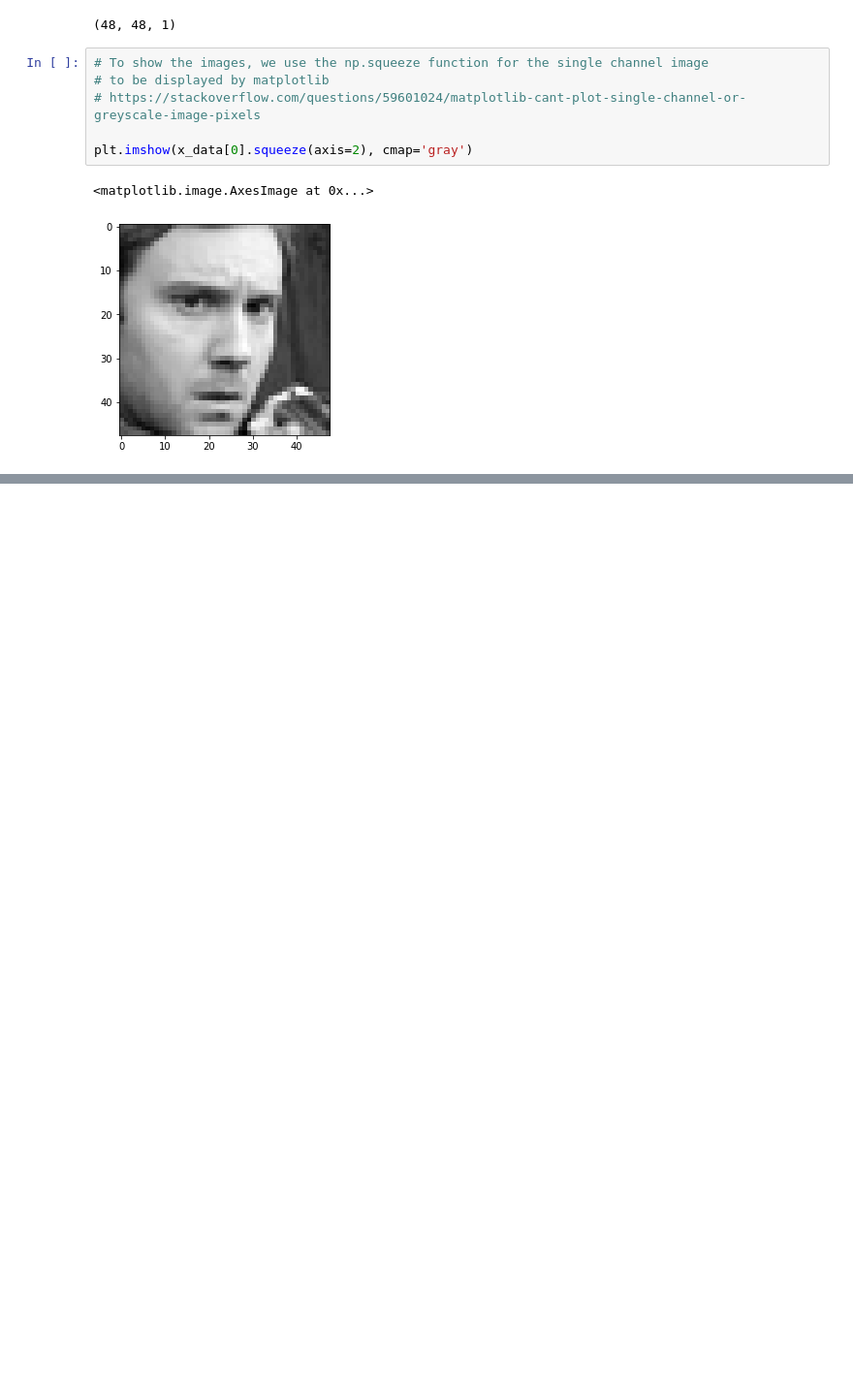
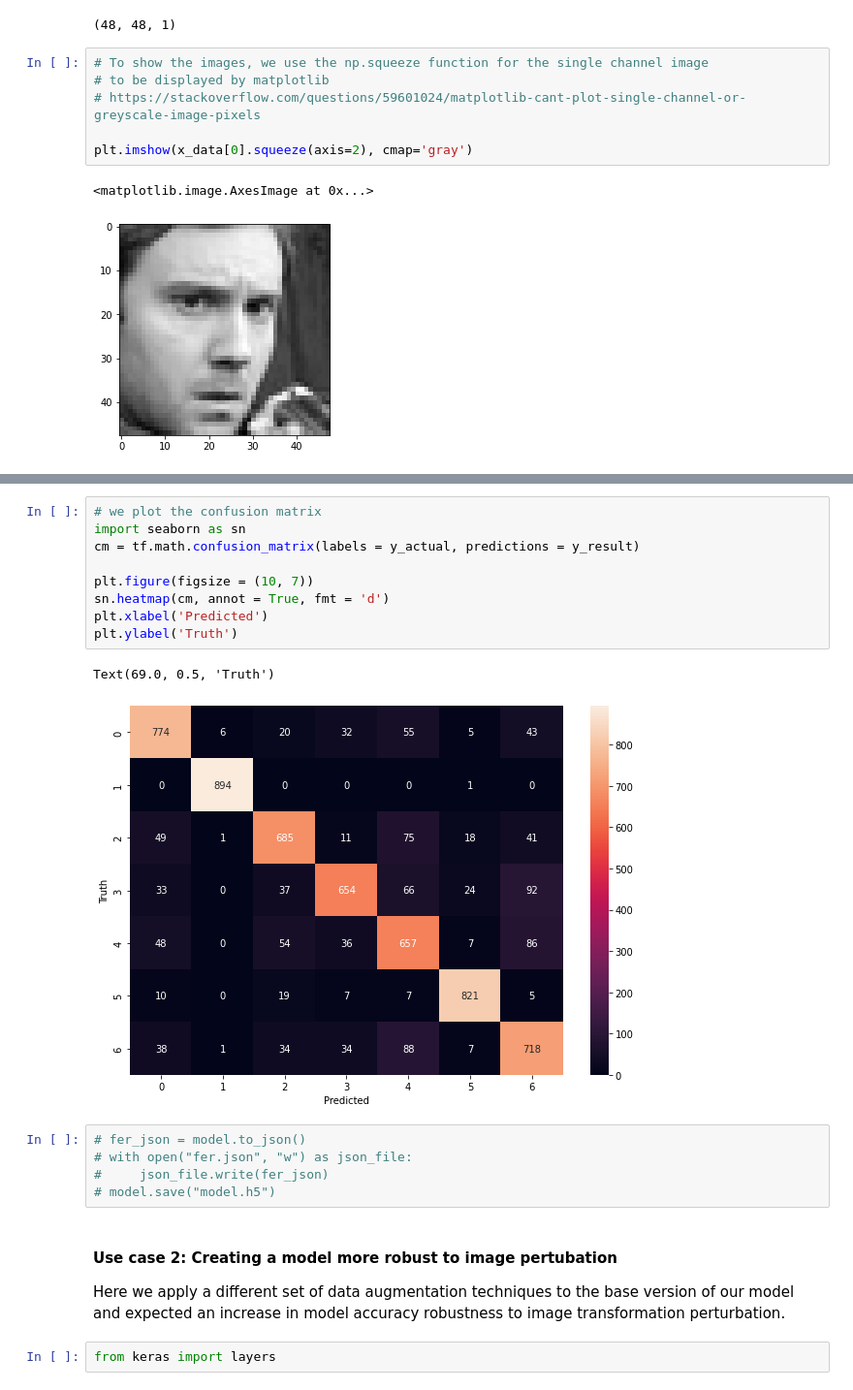
Before and after one commit to notjustnonso/ferMLproject, a Jupyter notebook: COMP_642_Project.ipynb, the cells around one changed output, grey strips where cells are left out. Shown at 97% size. Saved outputs shown, nothing was run; the diff lists cells and outputs as text; blank space fills up the shorter version.

Commit message:
completed notbook with all 3 use cases

```diff
--- a/COMP_642_Project.ipynb
+++ b/COMP_642_Project.ipynb
@@ -148,0 +328,22 @@ plt.imshow(x_data[0].squeeze(axis=2), cmap='gray')
+# %%
+# we plot the confusion matrix
+import seaborn as sn
+cm = tf.math.confusion_matrix(labels = y_actual, predictions = y_result)
+
+plt.figure(figsize = (10, 7))
+sn.heatmap(cm, annot = True, fmt = 'd')
+plt.xlabel('Predicted')
+plt.ylabel('Truth')
+# %% [output]
+Text(69.0, 0.5, 'Truth')
+[figure, added]
+# %%
+# fer_json = model.to_json()
+# with open("fer.json", "w") as json_file:
+#     json_file.write(fer_json)
+# model.save("model.h5")
+# %% [markdown]
+#### Use case 2: Creating a model more robust to image pertubation
+Here we apply a different set of data augmentation techniques to the base version of our model and expected an increase in model accuracy  robustness to image transformation perturbation.
+# %%
+from keras import layers
```
Also changed, not shown: parts of 73 cells of this notebook.
